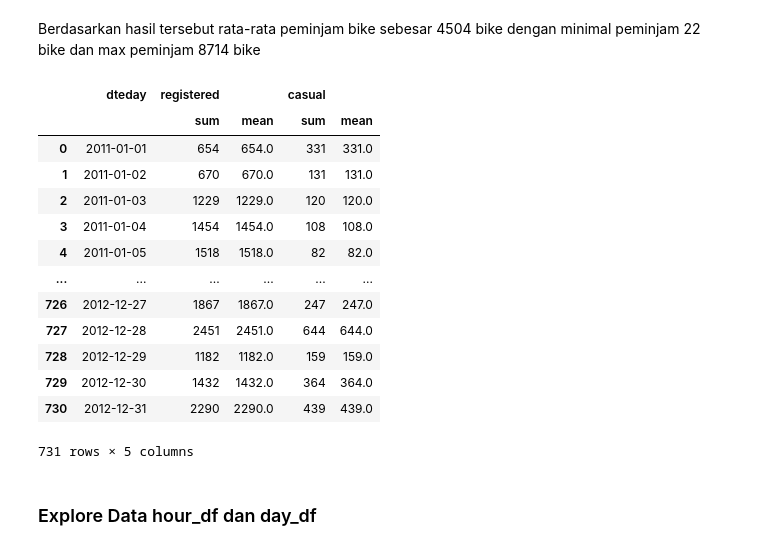
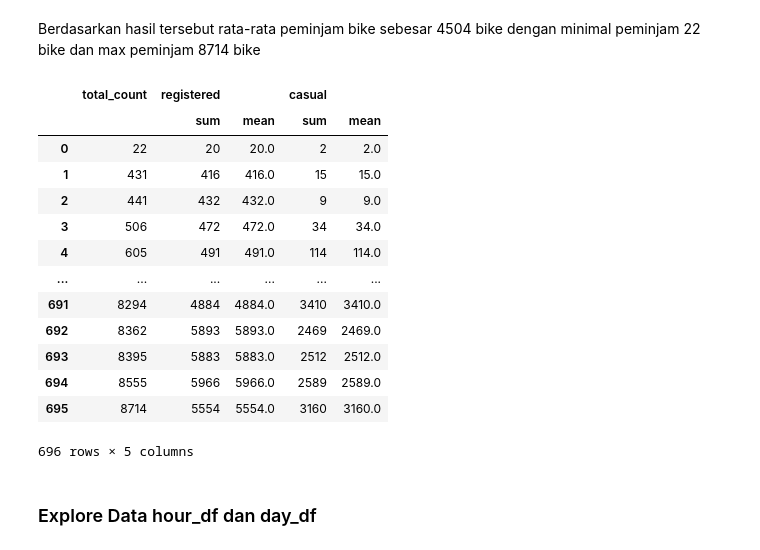
Before and after one commit to tianiayu/Submission-1-ADP-Dicoding, a Jupyter notebook: notebook.ipynb, the cells around one changed output. Saved outputs shown, nothing was run; the diff lists cells and outputs as text; code cells hidden in the pictures.

```diff
--- a/notebook.ipynb
+++ b/notebook.ipynb
@@ -234,0 +180,4 @@ memory usage: 2.3 MB
+# %%
+hour_df.rename(columns={'yr':'year','hr':'hours','mnth':'month','weekday':'one_week', 'weathersit':'weather_situation','windspeed':'wind_speed','cnt':'total_count','hum':'humidity', 'dteday':'date', 'workingday':'category_day'},inplace=True)
+# %%
+day_df.rename(columns={'yr':'year','mnth':'month','weekday':'one_week', 'weathersit':'weather_situation', 'windspeed':'wind_speed','cnt':'total_count','hum':'humidity','dteday':'date', 'workingday':'category_day'},inplace=True)
@@ -234,0 +186,6 @@ memory usage: 2.3 MB
+# %%
+columns = ['season', 'month', 'holiday', 'one_week', 'weather_situation', 'category_day']
+
+for column in columns:
+    day_df[column] =  day_df[column].astype("category")
+    hour_df[column] =  hour_df[column].astype("category")
@@ -234,0 +233,10 @@ memory usage: 2.3 MB
+# %%
+one_week = ["Monday", "Tuesday", "Wednesday", "Thursday", "Friday", "Saturday", "Sunday"]
+def get_category_day(one_week):
+    if one_week in ["Saturday", "Sunday"]:
+        return "Weekend"
+    else:
+        return "Weekday"
+
+hour_df["category_day"] = hour_df["one_week"].apply(get_category_day)
+day_df["category_day"] = day_df["one_week"].apply(get_category_day)
@@ -322,25 +345,25 @@ day_df.describe(include="all")
 # %% [markdown]
 Berdasarkan hasil tersebut rata-rata peminjam bike sebesar 4504 bike dengan minimal peminjam 22 bike dan max peminjam 8714 bike
 # %%
-day_df.groupby("dteday",as_index=False).agg({
-    "registered": ["sum", "mean"],
+day_df.groupby("total_count",as_index=False).agg({
+    "registered": ["sum","mean"],
     "casual": ["sum", "mean"]
 })
 # %% [output]
-|  | dteday | registered |  | casual |  |
+|  | total_count | registered |  | casual |  |
 |  |  | sum | mean | sum | mean |
-| 0 | 2011-01-01 | 654 | 654.0 | 331 | 331.0 |
-| 1 | 2011-01-02 | 670 | 670.0 | 131 | 131.0 |
-| 2 | 2011-01-03 | 1229 | 1229.0 | 120 | 120.0 |
-| 3 | 2011-01-04 | 1454 | 1454.0 | 108 | 108.0 |
-| 4 | 2011-01-05 | 1518 | 1518.0 | 82 | 82.0 |
+| 0 | 22 | 20 | 20.0 | 2 | 2.0 |
+| 1 | 431 | 416 | 416.0 | 15 | 15.0 |
+| 2 | 441 | 432 | 432.0 | 9 | 9.0 |
+| 3 | 506 | 472 | 472.0 | 34 | 34.0 |
+| 4 | 605 | 491 | 491.0 | 114 | 114.0 |
 | ... | ... | ... | ... | ... | ... |
-| 726 | 2012-12-27 | 1867 | 1867.0 | 247 | 247.0 |
-| 727 | 2012-12-28 | 2451 | 2451.0 | 644 | 644.0 |
-| 728 | 2012-12-29 | 1182 | 1182.0 | 159 | 159.0 |
-| 729 | 2012-12-30 | 1432 | 1432.0 | 364 | 364.0 |
-| 730 | 2012-12-31 | 2290 | 2290.0 | 439 | 439.0 |
+| 691 | 8294 | 4884 | 4884.0 | 3410 | 3410.0 |
+| 692 | 8362 | 5893 | 5893.0 | 2469 | 2469.0 |
+| 693 | 8395 | 5883 | 5883.0 | 2512 | 2512.0 |
+| 694 | 8555 | 5966 | 5966.0 | 2589 | 2589.0 |
+| 695 | 8714 | 5554 | 5554.0 | 3160 | 3160.0 |
-731 rows × 5 columns
+696 rows × 5 columns
 # %% [markdown]
 ### Explore Data hour_df dan day_df
 # %%
```
Also changed, not shown: parts of 51 cells of this notebook, 4 other files.
